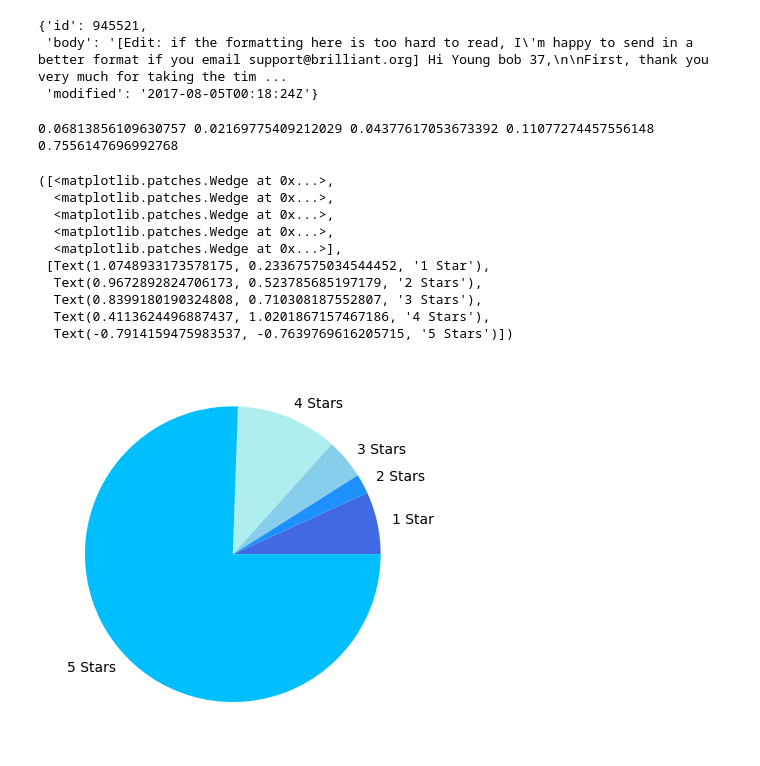
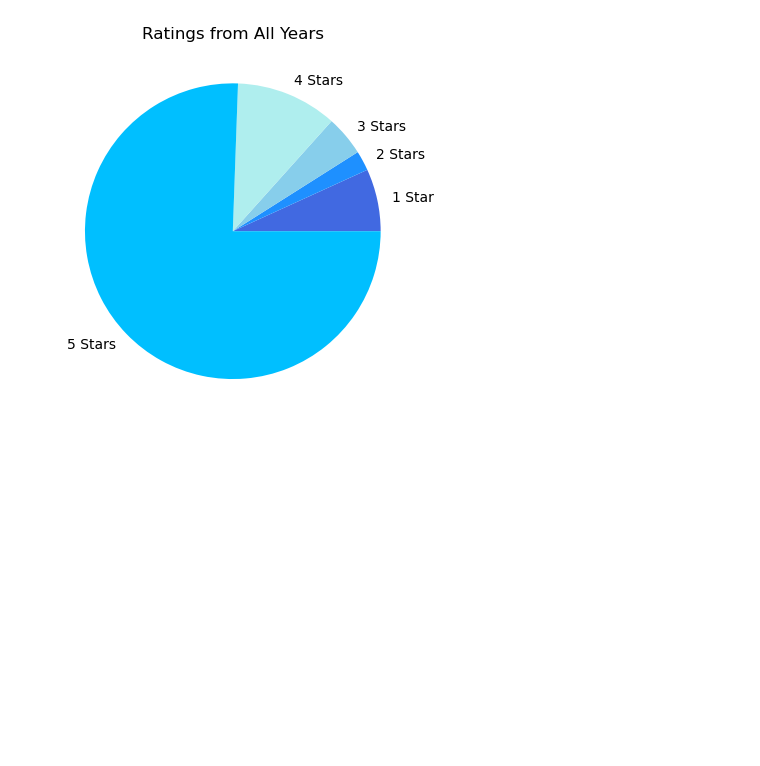
Before and after one commit to aileentang/brilliantanalysis, a Jupyter notebook: Brilliant.ipynb, the cells around one changed output. Saved outputs shown, nothing was run; the diff lists cells and outputs as text; code cells hidden in the pictures; blank space fills up the shorter version.

```diff
--- a/Brilliant.ipynb
+++ b/Brilliant.ipynb
@@ -24,6 +26,4 @@ brilliant.review(how_many=10000)
 # %%
-brilliant.reviews[2622]['developerResponse']
+brilliantdata = copy.deepcopy(brilliant.reviews)
+brilliantdf = pd.DataFrame(np.array(brilliantdata),columns=['review'])
+brilliantdata = pd.DataFrame(brilliantdf.pop('review').tolist())
-# %% [output]
-{'id': 945521,
- 'body': '[Edit: if the formatting here is too hard to read, I\'m happy to send in a better format if you email support@brilliant.org] Hi Young bob 37,\n\nFirst, thank you very much for taking the tim ...
- 'modified': '2017-08-05T00:18:24Z'}
@@ -33,28 +30,16 @@ brilliantdata = pd.DataFrame(brilliantdf.pop('review').tolist())
 # %%
 percOf1 = sum(brilliantdata['rating'] == 1)/len(brilliantdata)
 percOf2 = sum(brilliantdata['rating'] == 2)/len(brilliantdata)
 percOf3 = sum(brilliantdata['rating'] == 3)/len(brilliantdata)
 percOf4 = sum(brilliantdata['rating'] == 4)/len(brilliantdata)
 percOf5 = sum(brilliantdata['rating'] == 5)/len(brilliantdata)
+labels = '1 Star', '2 Stars', '3 Stars', '4 Stars', '5 Stars'
+sizes = [percOf1, percOf2, percOf3, percOf4, percOf5]
+fig, ax = plt.subplots()
+colors = ['deepskyblue','paleturquoise','skyblue','dodgerblue','royalblue']
+colors.reverse()
+plt.title("Ratings from All Years")
+allratings = ax.pie(sizes, labels=labels, colors = colors)
+# %% [output]
+[figure, added]
-# %%
-print(percOf1, percOf2, percOf3, percOf4, percOf5)
-labels = '1 Star', '2 Stars', '3 Stars', '4 Stars', '5 Stars'
-sizes = [percOf1, percOf2, percOf3, percOf4, percOf5]
-fig, ax = plt.subplots()
-colors = ['deepskyblue','paleturquoise','skyblue','dodgerblue','royalblue']
-colors.reverse()
-ax.pie(sizes, labels=labels, colors = colors)
-# %% [output]
-0.06813856109630757 0.02169775409212029 0.04377617053673392 0.11077274457556148 0.7556147696992768
-([<matplotlib.patches.Wedge at 0x...>,
-  <matplotlib.patches.Wedge at 0x...>,
-  <matplotlib.patches.Wedge at 0x...>,
-  <matplotlib.patches.Wedge at 0x...>,
-  <matplotlib.patches.Wedge at 0x...>],
- [Text(1.0748933173578175, 0.23367575034544452, '1 Star'),
-  Text(0.9672892824706173, 0.523785685197179, '2 Stars'),
-  Text(0.8399180190324808, 0.710308187552807, '3 Stars'),
-  Text(0.4113624496887437, 1.0201867157467186, '4 Stars'),
-  Text(-0.7914159475983537, -0.7639769616205715, '5 Stars')])
-[figure, removed]
 # %%
```
Also changed, not shown: parts of 10 cells of this notebook.
